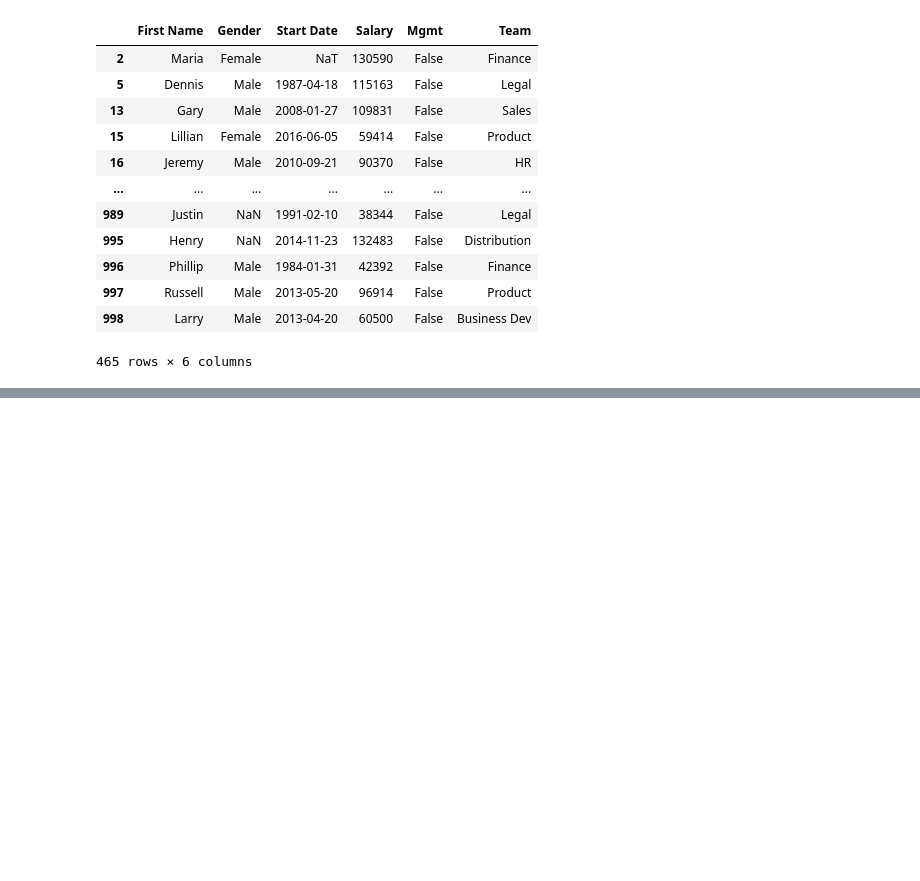
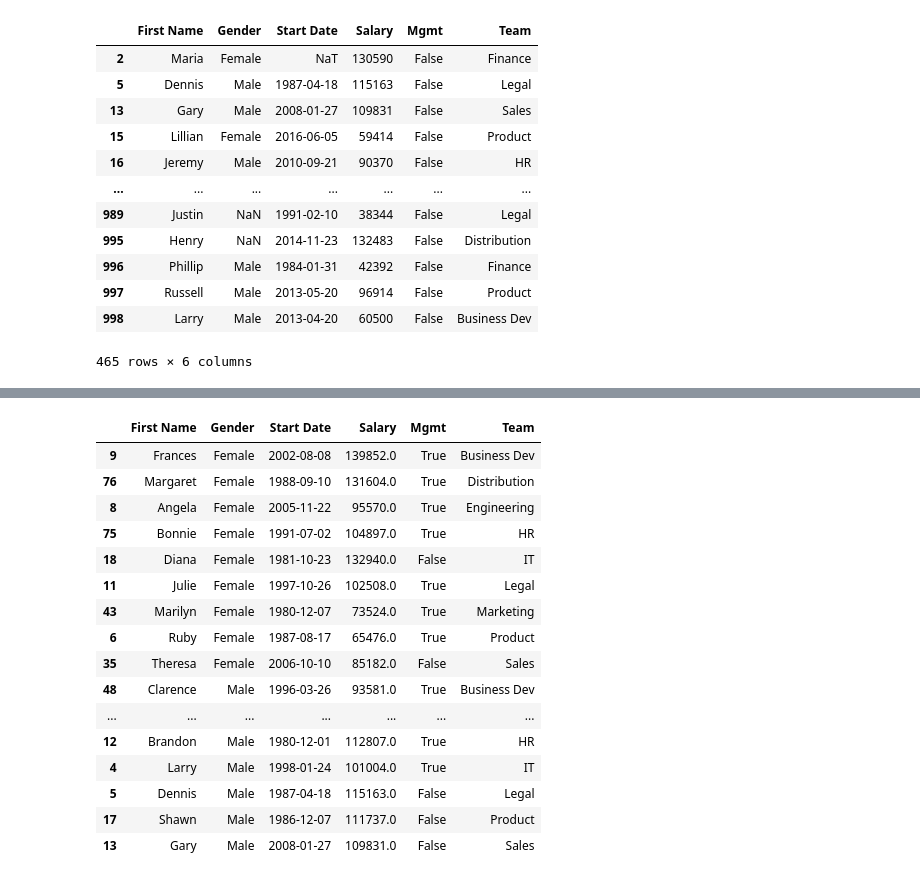
Before and after one commit to pranjalkaushik-git/pandas-in-action, a Jupyter notebook: notebooks/2. Filtering Dataframes.ipynb, the cells around one changed output, grey strips where cells are left out. Cells and saved outputs as stored; diff of their text form; code cells hidden in the pictures; blank space fills up the shorter version.

```diff
--- a/notebooks/2. Filtering Dataframes.ipynb
+++ b/notebooks/2. Filtering Dataframes.ipynb
@@ -302,0 +424,2 @@ emp[~is_manager]
+# %%
+emp = pd.read_csv('../Data/chapter_05_filtering_a_dataframe/employees.csv',parse_dates=['Start Date'])
@@ -302,0 +601,20 @@ emp[~is_manager]
+# %%
+emp.drop_duplicates(subset=['Gender','Team']).dropna().sort_values(by=['Gender','Team'])
+# %% [output]
+|  | First Name | Gender | Start Date | Salary | Mgmt | Team |
+| 9 | Frances | Female | 2002-08-08 | 139852.0 | True | Business Dev |
+| 76 | Margaret | Female | 1988-09-10 | 131604.0 | True | Distribution |
+| 8 | Angela | Female | 2005-11-22 | 95570.0 | True | Engineering |
+| 75 | Bonnie | Female | 1991-07-02 | 104897.0 | True | HR |
+| 18 | Diana | Female | 1981-10-23 | 132940.0 | False | IT |
+| 11 | Julie | Female | 1997-10-26 | 102508.0 | True | Legal |
+| 43 | Marilyn | Female | 1980-12-07 | 73524.0 | True | Marketing |
+| 6 | Ruby | Female | 1987-08-17 | 65476.0 | True | Product |
+| 35 | Theresa | Female | 2006-10-10 | 85182.0 | False | Sales |
+| 48 | Clarence | Male | 1996-03-26 | 93581.0 | True | Business Dev |
+| ... | ... | ... | ... | ... | ... | ... |
+| 12 | Brandon | Male | 1980-12-01 | 112807.0 | True | HR |
+| 4 | Larry | Male | 1998-01-24 | 101004.0 | True | IT |
+| 5 | Dennis | Male | 1987-04-18 | 115163.0 | False | Legal |
+| 17 | Shawn | Male | 1986-12-07 | 111737.0 | False | Product |
+| 13 | Gary | Male | 2008-01-27 | 109831.0 | False | Sales |
```
Also changed, not shown: parts of 23 cells of this notebook.
